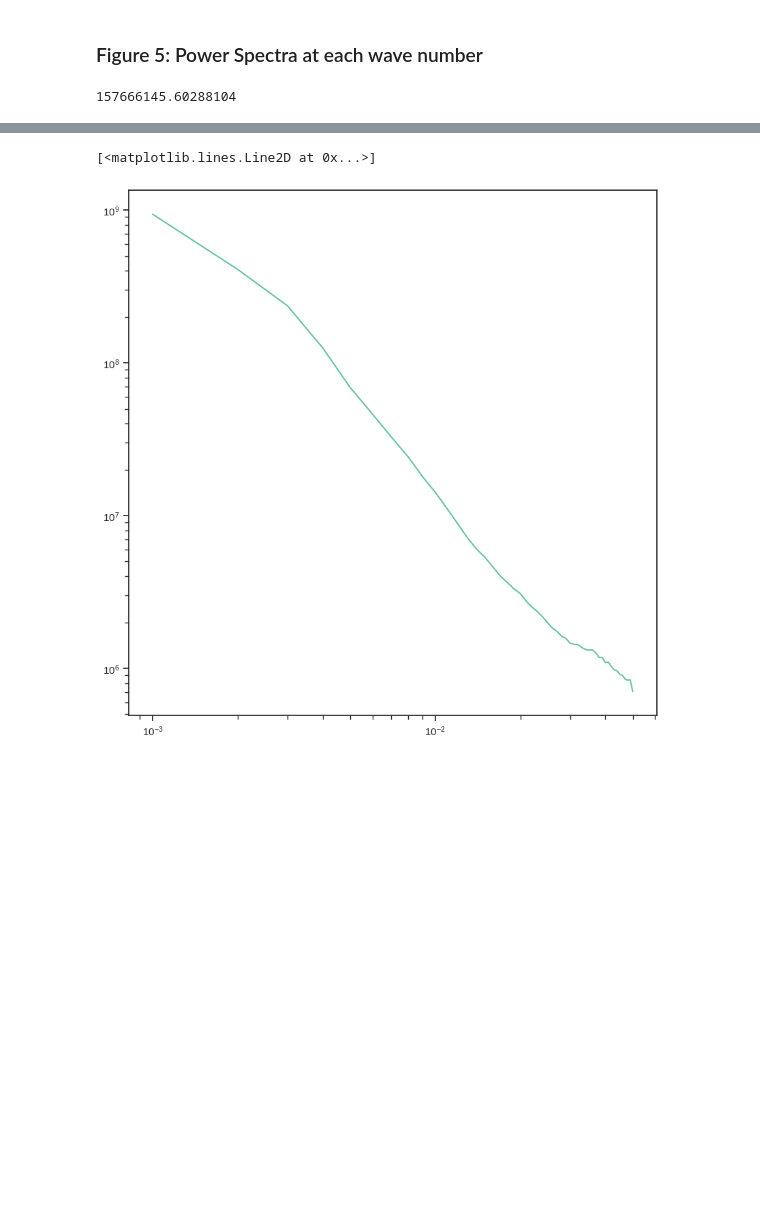
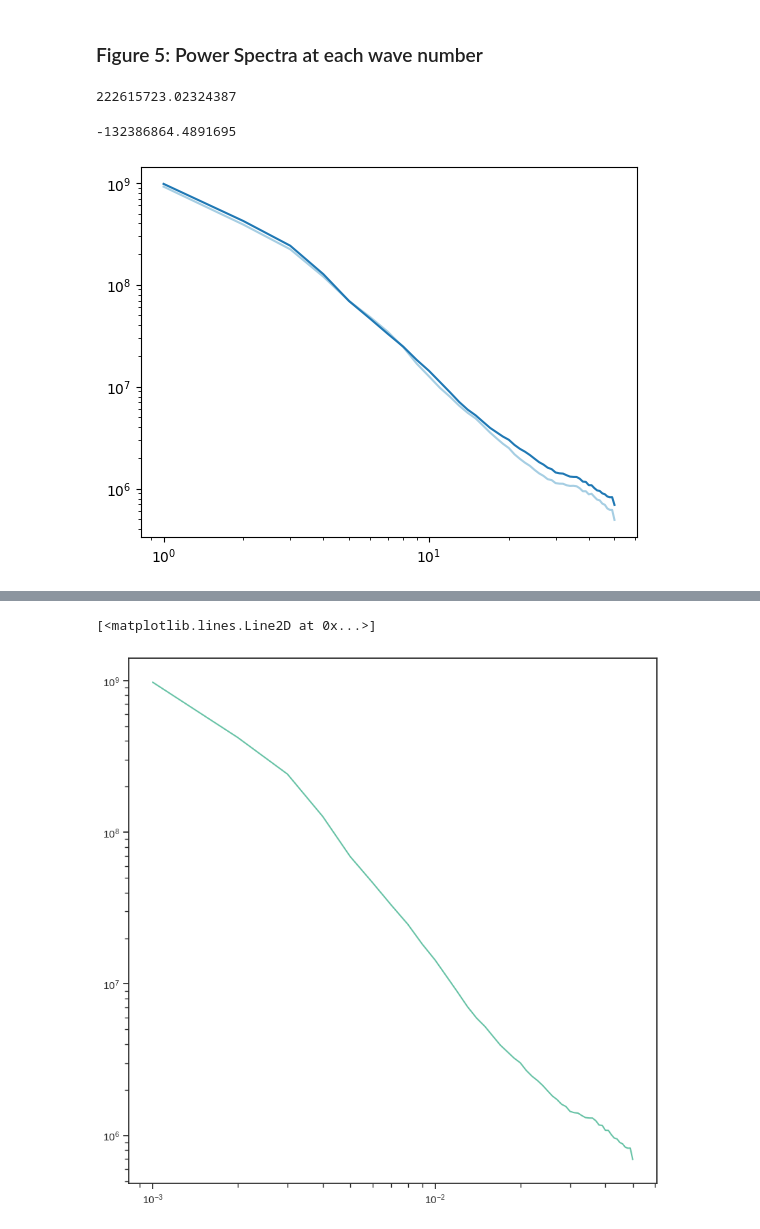
Before and after one commit to vosps/tropical_cyclone, a Jupyter notebook: tracking/5_spectral_power_density.ipynb, the cells around one changed output, grey strips where cells are left out. Saved outputs shown, nothing was run; the diff lists cells and outputs as text; code cells hidden in the pictures; blank space fills up the shorter version.

```diff
--- a/tracking/5_spectral_power_density.ipynb
+++ b/tracking/5_spectral_power_density.ipynb
@@ -132,40 +132,51 @@ def spectral_power_process(data):
 # mode = 'validation'
 
 # load datasets
-real,inputs,pred,meta = load_tc_data(set='validation',results='ke_tracks')
+real,inputs,pred,meta = load_tc_data(set='test',results='ke_tracks')
 real_k,real_p_k = spectral_power_process(real)
 del real
 wgan_scalar_k,wgan_scalar_p_k = spectral_power_process(pred)
 del pred
 
-real_2,inputs_2,pred_2,meta_2,inputs_og,pred_og,meta_og = load_tc_data(set='validation',results='kh_tracks')
-meta_og = pd.read_csv('/user/work/al18709/tc_data_mswep_40/valid_meta.csv')
+# real_2,inputs_2,pred_2,meta_2,inputs_og,pred_og,meta_og = load_tc_data(set='test',results='kh_tracks')
+real_og,_,_,_,_,_,pred_og,meta_og = load_tc_data(set='test',results='test')
+meta_og = pd.read_csv('/user/work/al18709/tc_data_mswep_40/test_meta.csv')
 wgan_2d_k,wgan_2d_p_k = spectral_power_process(pred_og)
 del pred_og
 # modular_pred_2 = np.load('/user/home/al18709/work/gan_predictions_20/modular_part2_lowres_predictions_pred-opt_modular_part2_raw.npy')
-modular_pred_2 = np.load('/user/home/al18709/work/gan_predictions_20/modular_part2_lowres_predictions_validation_pred-opt_scalar_test_run_1_pred-opt_modular_part2_raw.npy')
+modular_pred_2 = np.load('/user/home/al18709/work/gan_predictions_20/modular_part2_lowres_predictions_test_pred-opt_scalar_test_run_1_pred-opt_modular_part2_raw.npy')
 wgan_modular_k,wgan_modular_p_k = spectral_power_process(modular_pred_2)
 
 # print(modular_pred_2[0:10])
 del modular_pred_2
 
-meta_valid = pd.read_csv('/user/work/al18709/tc_data_flipped/valid_meta.csv')
-pred_mraw = np.load('/user/home/al18709/work/gan_predictions_20/validation_pred-opt_modular_part2_raw.npy')
+meta_valid = pd.read_csv('/user/work/al18709/tc_data_flipped/test_meta.csv')
+pred_mraw = np.load('/user/home/al18709/work/gan_predictions_20/test_pred-opt_modular_part2_raw.npy')
 mraw_k,mraw_p_k = spectral_power_process(pred_mraw)
 
 
-pred_weighted = np.load('/user/home/al18709/work/gan_predictions_20/validation_weighted_pred-opt_modular_part2_raw.npy')
-mweight_k,mweight_p_k = spectral_power_process(pred_weighted)
-del pred_weighted
+# pred_weighted = np.load('/user/home/al18709/work/gan_predictions_20/test_weighted_pred-opt_modular_part2_raw.npy')
+# mweight_k,mweight_p_k = spectral_power_process(pred_weighted)
+# del pred_weighted
 
-patchloss_pred = np.load('/user/home/al18709/work/gan_predictions_20/validation_pred-opt_modular_part2_patchloss_raw.npy')
+patchloss_pred = np.load('/user/home/al18709/work/gan_predictions_20/test_pred-opt_modular_part2_patchloss_raw.npy')
 patchloss_k,patchloss_p_k = spectral_power_process(patchloss_pred)
 # print(patchloss_pred[0:10])
 print(np.sum(pred_mraw-patchloss_pred))
 del patchloss_pred
 del pred_mraw
 # %% [output]
-157666145.60288104
+222615723.02324387
+# %%
+print(np.sum(patchloss_p_k-mraw_p_k))
+# %% [output]
+-132386864.4891695
+# %%
+plt.loglog(patchloss_k,patchloss_p_k)
+plt.loglog(mraw_k,mraw_p_k)
+plt.show()
+# %% [output]
+[figure, added]
 # %%
 # load imerg
 imerg_rain = np.load('/user/home/al18709/work/CMIP6/IMERG-V07/storm_rain/storm_rain_NH.npy')
```
Also changed, not shown: parts of 1 cell of this notebook, 15 other files.
